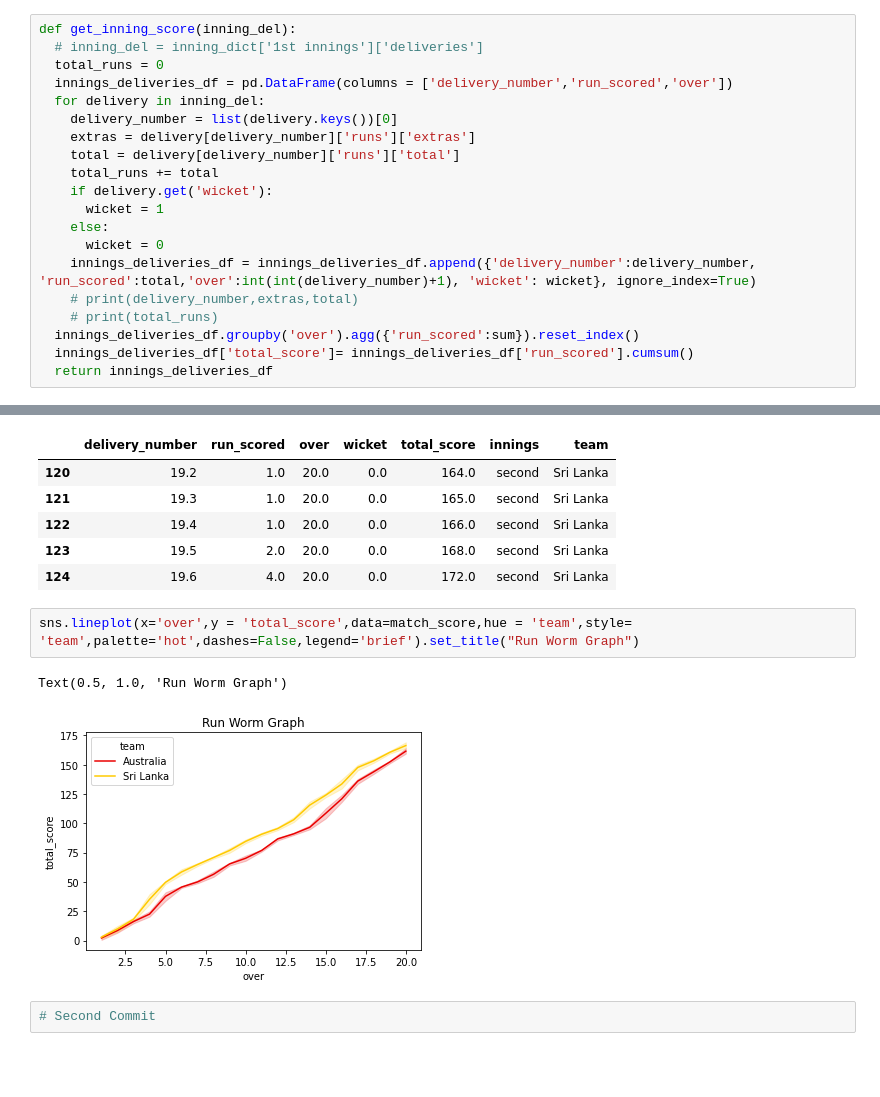
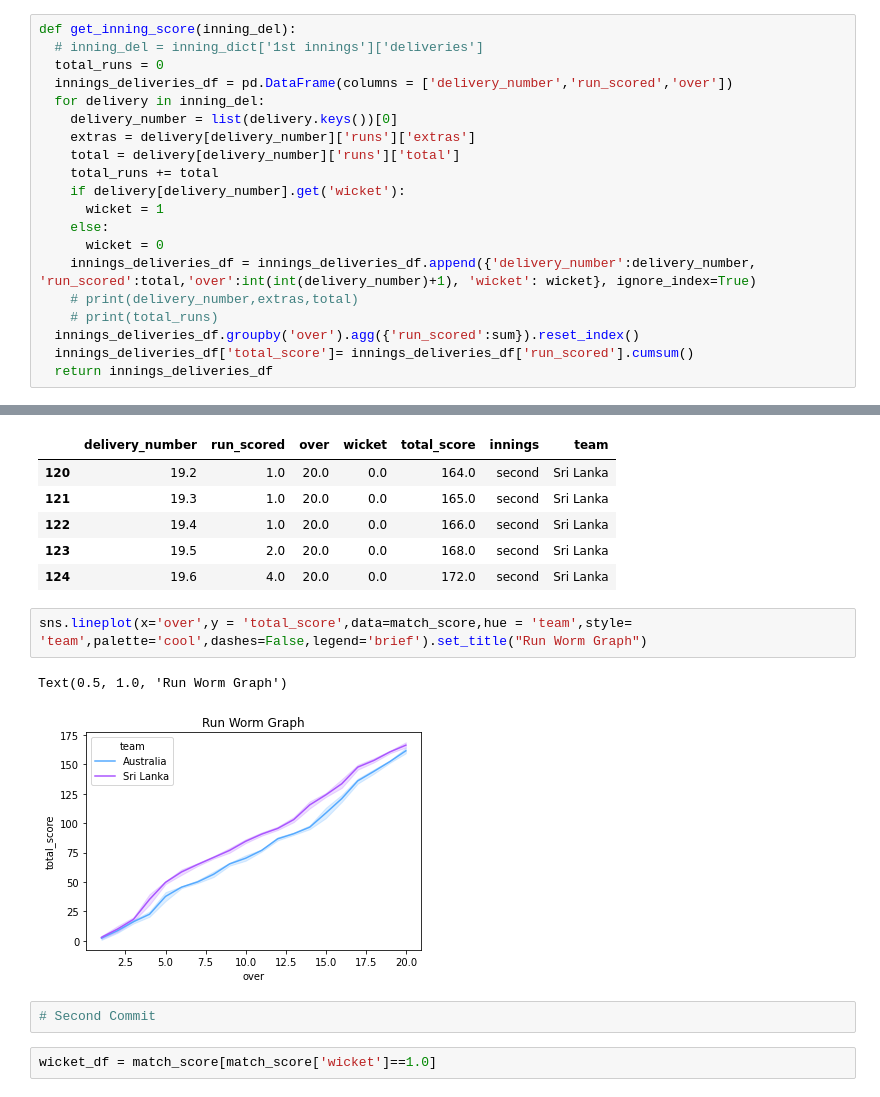
Before and after one commit to martydom/icc-data-analysis, a Jupyter notebook: Devashish_Bose_Guided_Project.ipynb, the cells around one changed output, grey strips where cells are left out. Saved outputs shown, nothing was run; the diff lists cells and outputs as text; blank space fills up the shorter version.

Commit message:
Added Fall Of Wickets

```diff
--- a/Devashish_Bose_Guided_Project.ipynb
+++ b/Devashish_Bose_Guided_Project.ipynb
@@ -141,7 +141,7 @@ def get_inning_score(inning_del):
     extras = delivery[delivery_number]['runs']['extras']
     total = delivery[delivery_number]['runs']['total']
     total_runs += total
-    if delivery.get('wicket'):
+    if delivery[delivery_number].get('wicket'):
       wicket = 1
     else:
       wicket = 0
@@ -184,9 +180,11 @@ match_score.tail()
 | 123 | 19.5 | 2.0 | 20.0 | 0.0 | 168.0 | second | Sri Lanka |
 | 124 | 19.6 | 4.0 | 20.0 | 0.0 | 172.0 | second | Sri Lanka |
 # %%
-sns.lineplot(x='over',y = 'total_score',data=match_score,hue = 'team',style= 'team',palette='hot',dashes=False,legend='brief').set_title("Run Worm Graph")
+sns.lineplot(x='over',y = 'total_score',data=match_score,hue = 'team',style= 'team',palette='cool',dashes=False,legend='brief').set_title("Run Worm Graph")
 # %% [output]
 Text(0.5, 1.0, 'Run Worm Graph')
-[figure, old version]
+[figure, new version]
 # %%
 # Second Commit
+# %%
+wicket_df = match_score[match_score['wicket']==1.0]
```
Also changed, not shown: parts of 3 cells of this notebook.
